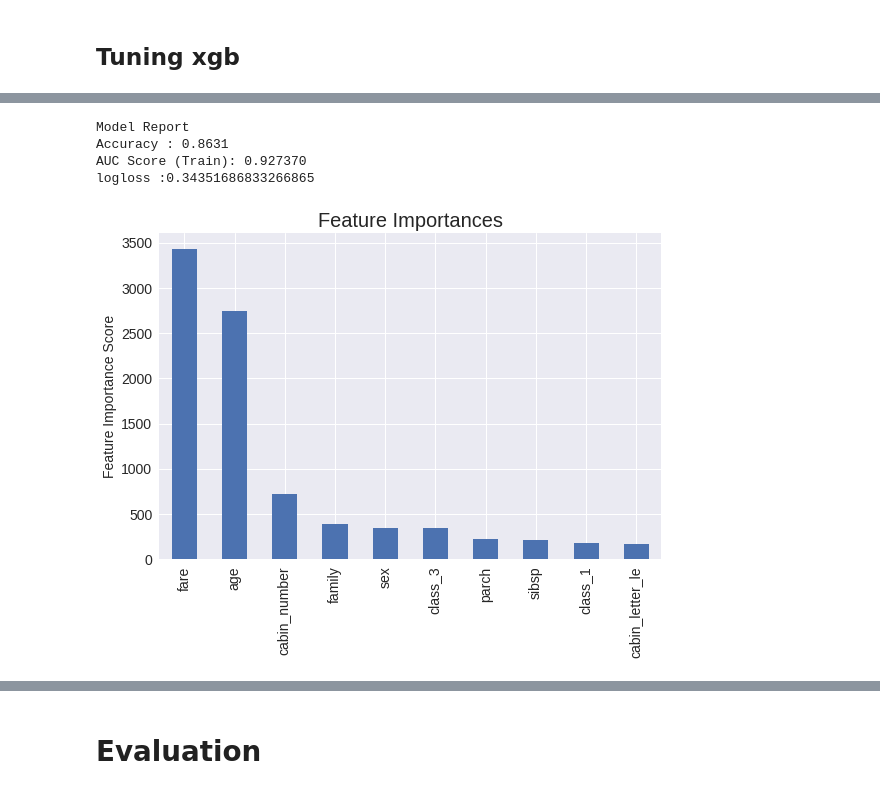
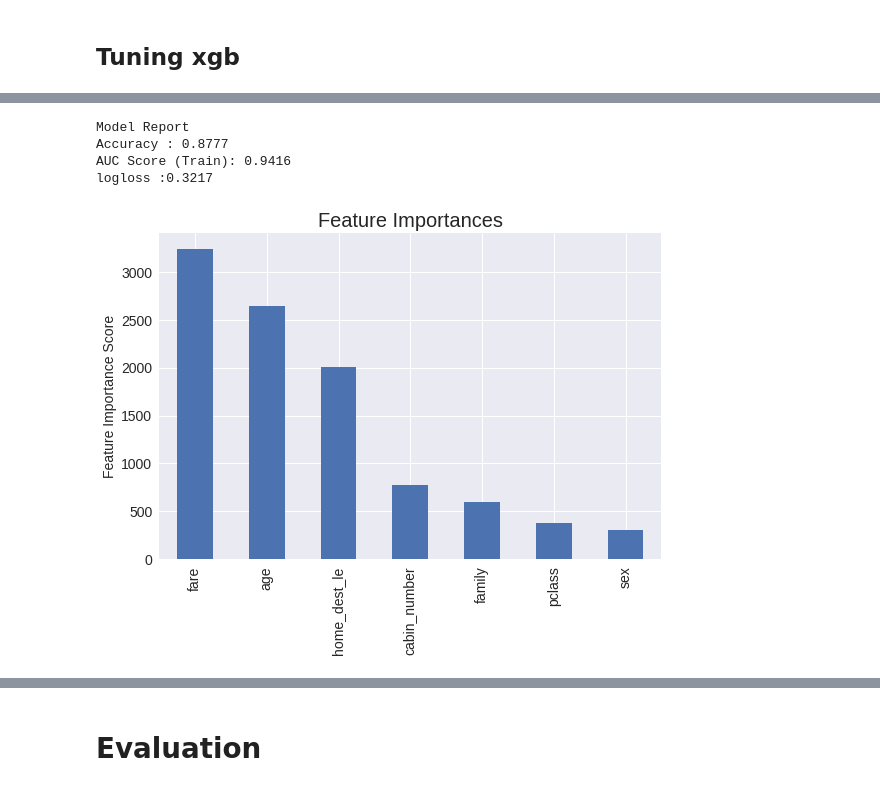
Before and after one commit to PrabhatCS/portfolio, a Jupyter notebook: eda_ml.ipynb, the cells around one changed output, grey strips where cells are left out. Saved outputs shown, nothing was run; the diff lists cells and outputs as text; code cells hidden in the pictures.

```diff
--- a/eda_ml.ipynb
+++ b/eda_ml.ipynb
@@ -420,0 +439,5 @@ train_x_matrix = train_x.as_matrix()
+# %%
+from fancyimpute import MICE
+
+train_x_filled = MICE().complete(train_x.as_matrix())
+test_x_filled = MICE().complete(test_x.as_matrix())
@@ -526,0 +565,16 @@ def modelfit(alg, dtrain, predictors, target, useTrainCV=True, cv_folds=5, early
+# %%
+model_xgb1 = XGBClassifier(
+ learning_rate =0.01,
+ n_estimators=1000,
+ max_depth=9,
+ min_child_weight=5,
+ gamma=0.00,
+ subsample=0.9,
+ colsample_bytree=0.8,
+ reg_alpha=0.05,
+ objective= 'binary:logistic',
+ nthread=4,
+ scale_pos_weight=1,
+ seed=27)
+
+modelfit(model_xgb1, train_processed, feature_columns_to_use, target = 'survived')
@@ -527,25 +587,17 @@ def modelfit(alg, dtrain, predictors, target, useTrainCV=True, cv_folds=5, early
 # %%
-model_xgb1 = XGBClassifier(
- learning_rate =0.01,
- n_estimators=1000,
- max_depth=9,
- min_child_weight=5,
- gamma=0.00,
- subsample=0.9,
- colsample_bytree=0.8,
- reg_alpha=0.05,
- objective= 'binary:logistic',
- nthread=4,
- scale_pos_weight=1,
- seed=27)
+model_xgb1 = XGBClassifier(learning_rate =0.01, n_estimators=1000,
+                             max_depth=9, min_child_weight=5,
+                             gamma=0.00, subsample=0.9,
+                             colsample_bytree=0.8, reg_alpha=0.05,
+                             objective= 'binary:logistic', nthread=4,
+                             scale_pos_weight=1, seed=27)
 
-modelfit(model_xgb1, train_processed, ["class_3", "class_1", 'family', 'sex',
-                                       'parch', 'sibsp', 'fare', 'cabin_letter_le',
-                                       'cabin_number', 'age'], target = ['survived'])
+modelfit(model_xgb1, train_processed, ['age', 'pclass', 'family', 'sex', 'fare', 'cabin_number', 'home_dest_le'],
+         target = 'survived')
 # %% [output]
 Model Report
-Accuracy : 0.8631
-AUC Score (Train): 0.927370
-logloss :0.34351686833266865
+Accuracy : 0.8777
+AUC Score (Train): 0.9416
+logloss :0.3217
-[figure, old version]
+[figure, new version]
 # %%
```
Also changed, not shown: parts of 77 cells of this notebook.
